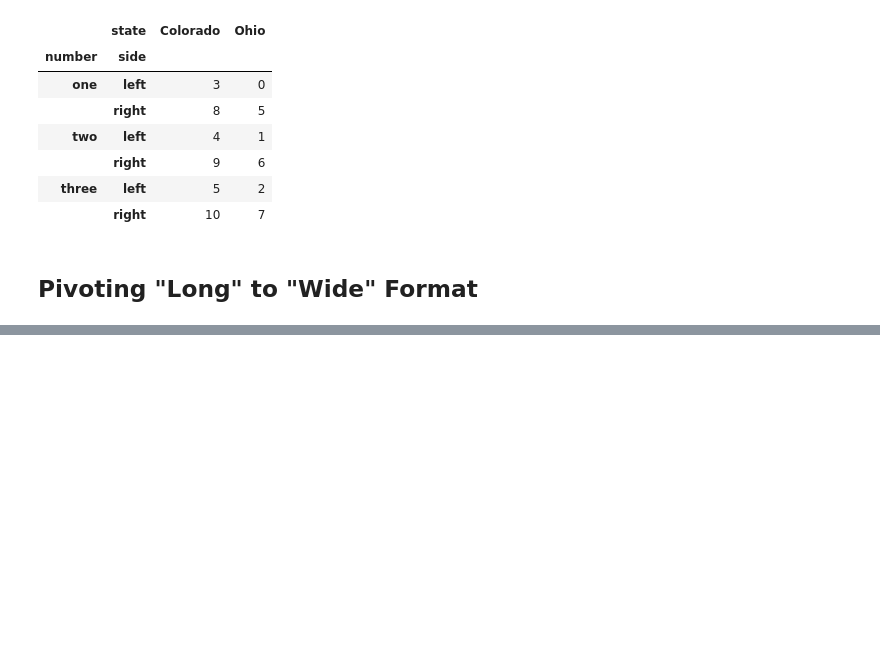
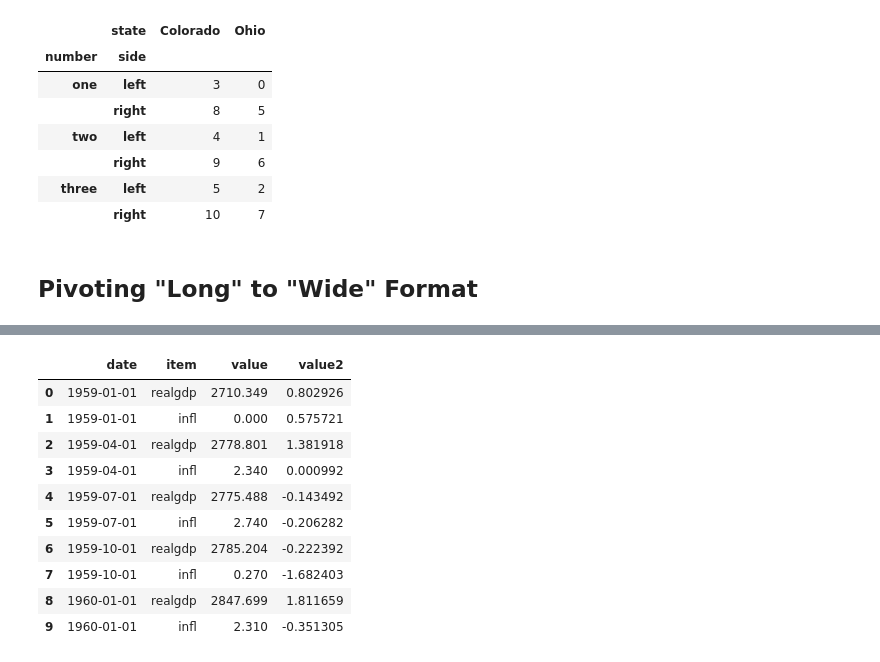
Before and after one commit to emuro/books, a Jupyter notebook: python/pydata-book/ch08_EM.ipynb, the cells around one changed output, grey strips where cells are left out. Cells and saved outputs as stored; diff of their text form; code cells hidden in the pictures; blank space fills up the shorter version.

```diff
--- a/python/pydata-book/ch08_EM.ipynb
+++ b/python/pydata-book/ch08_EM.ipynb
@@ -952,0 +999,4 @@ df.unstack(level="state").stack(level="side")
+# %%
+data.index = periods.to_timestamp("D")
+
+data.head()
@@ -952,0 +1011,2 @@ df.unstack(level="state").stack(level="side")
+# %%
+display(data.pop("unemp"))
@@ -952,0 +1027,4 @@ df.unstack(level="state").stack(level="side")
+# %%
+data = data.reindex(columns=["realgdp", "infl", "unemp"])
+data.columns.name = "item"
+data.head()
@@ -952,0 +1039,5 @@ df.unstack(level="state").stack(level="side")
+# %%
+long_data = (data.stack()
+             .reset_index()
+             .rename(columns={0: "value"}))
+long_data[:10]
@@ -952,0 +1067,15 @@ df.unstack(level="state").stack(level="side")
+# %%
+long_data["value2"] = np.random.standard_normal(len(long_data))
+long_data[:10]
+# %% [output]
+|  | date | item | value | value2 |
+| 0 | 1959-01-01 | realgdp | 2710.349 | 0.802926 |
+| 1 | 1959-01-01 | infl | 0.000 | 0.575721 |
+| 2 | 1959-04-01 | realgdp | 2778.801 | 1.381918 |
+| 3 | 1959-04-01 | infl | 2.340 | 0.000992 |
+| 4 | 1959-07-01 | realgdp | 2775.488 | -0.143492 |
+| 5 | 1959-07-01 | infl | 2.740 | -0.206282 |
+| 6 | 1959-10-01 | realgdp | 2785.204 | -0.222392 |
+| 7 | 1959-10-01 | infl | 0.270 | -1.682403 |
+| 8 | 1960-01-01 | realgdp | 2847.699 | 1.811659 |
+| 9 | 1960-01-01 | infl | 2.310 | -0.351305 |
```
Also changed, not shown: parts of 20 cells of this notebook.
